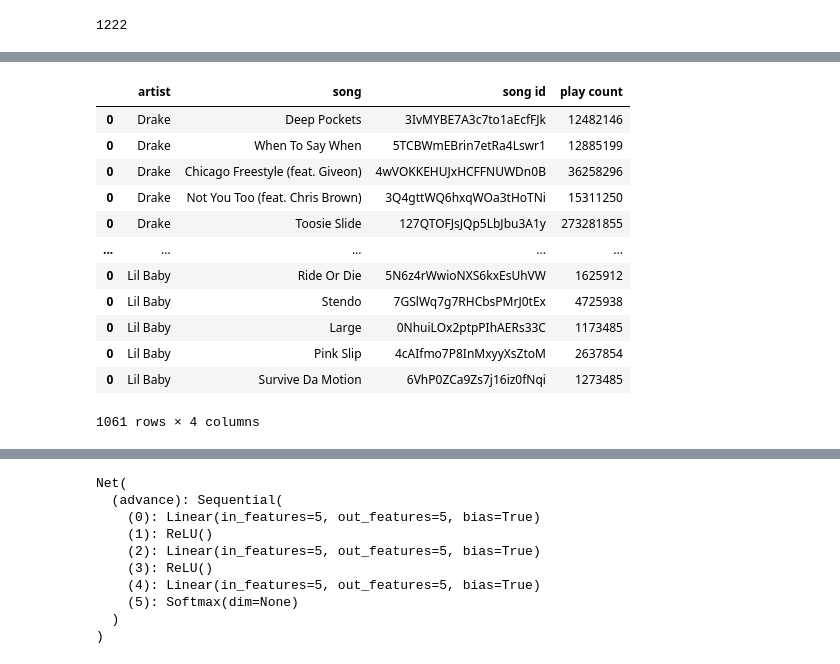
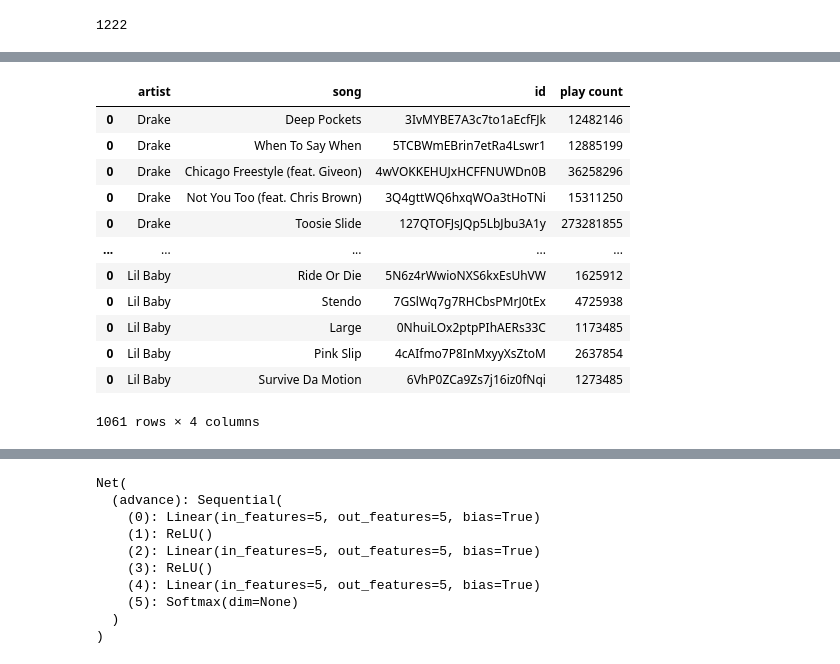
Before and after one commit to pkabranov/predictify, a Jupyter notebook: predictify.ipynb, the cells around one changed output, grey strips where cells are left out. Cells and saved outputs as stored; diff of their text form; code cells hidden in the pictures.

```diff
--- a/predictify.ipynb
+++ b/predictify.ipynb
@@ -117,28 +118,29 @@ import numpy as np
 # %%
 def get_artist_song_ids():
   with open('drive/My Drive/predictify/data_table_2.csv', newline='') as csvfile:
       spamreader = csv.reader(csvfile, delimiter=',', quotechar='|')
       #row_count = sum([1 for row in spamreader])
 
-      all_rows_df = pd.DataFrame(columns = ['artist', 'song', 'song id', 'play count'])
+      all_rows_df = pd.DataFrame(columns = ['artist', 'song', 'id', 'play count'])
 
       for row in spamreader:
           url = urllib.parse.unquote(row[1] + "%20artist:" + row[0])
           search_result = spotify.search(url, type='track', limit=1)
           try:
             curr_row_df = pd.DataFrame({'artist': [search_result.get('tracks')['items'][0]['artists'][0].get('name')], #artist name
                                         'song': [search_result.get('tracks')['items'][0]['name']], #song name
-                                        'song id': [search_result.get('tracks')['items'][0]['id']], #song id
+                                        'id': [search_result.get('tracks')['items'][0]['id']], #song id
                                         'play count': row[2]})
             all_rows_df = all_rows_df.append(curr_row_df)
           except:
             continue
 
       return all_rows_df
 
-get_artist_song_ids()
+from_csv = get_artist_song_ids()
+from_csv
 # %% [output]
-|  | artist | song | song id | play count |
+|  | artist | song | id | play count |
 | 0 | Drake | Deep Pockets | 3IvMYBE7A3c7to1aEcfFJk | 12482146 |
 | 0 | Drake | When To Say When | 5TCBWmEBrin7etRa4Lswr1 | 12885199 |
 | 0 | Drake | Chicago Freestyle (feat. Giveon) | 4wVOKKEHUJxHCFFNUWDn0B | 36258296 |
```
Also changed, not shown: parts of 2 cells of this notebook.
